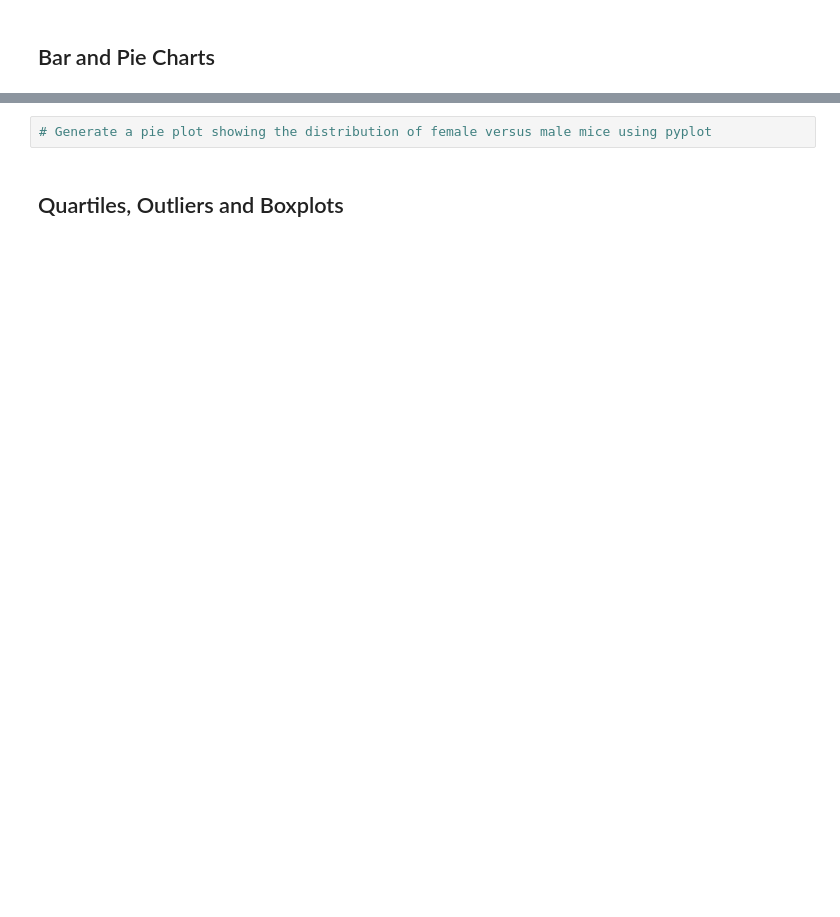
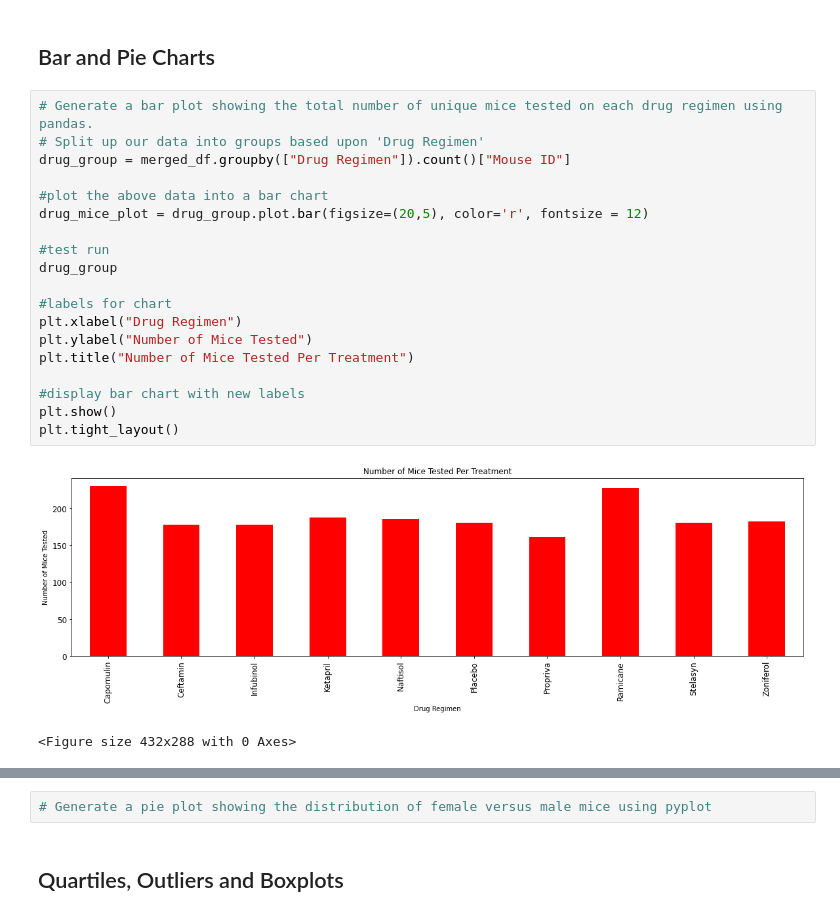
Before and after one commit to teresaflicek/matplotlib-challenge, a Jupyter notebook: Pymaceuticals/pymaceuticals_starter.ipynb, the cells around one changed output, grey strips where cells are left out. Drawn from its saved outputs; the diff is of its cells as text; blank space fills up the shorter version.

Commit message:
first bar chart done

```diff
--- a/Pymaceuticals/pymaceuticals_starter.ipynb
+++ b/Pymaceuticals/pymaceuticals_starter.ipynb
@@ -148,3 +139,25 @@ sum_stats_df
 # %% [markdown]
 ## Bar and Pie Charts
+# %%
+# Generate a bar plot showing the total number of unique mice tested on each drug regimen using pandas.
+# Split up our data into groups based upon 'Drug Regimen'
+drug_group = merged_df.groupby(["Drug Regimen"]).count()["Mouse ID"]
+
+#plot the above data into a bar chart
+drug_mice_plot = drug_group.plot.bar(figsize=(20,5), color='r', fontsize = 12)
+
+#test run
+drug_group
+
+#labels for chart
+plt.xlabel("Drug Regimen")
+plt.ylabel("Number of Mice Tested")
+plt.title("Number of Mice Tested Per Treatment")
+
+#display bar chart with new labels
+plt.show()
+plt.tight_layout()
+# %% [output]
+[figure, added]
+<Figure size 432x288 with 0 Axes>
 # %%
```
Also changed, not shown: parts of 13 cells of this notebook.
